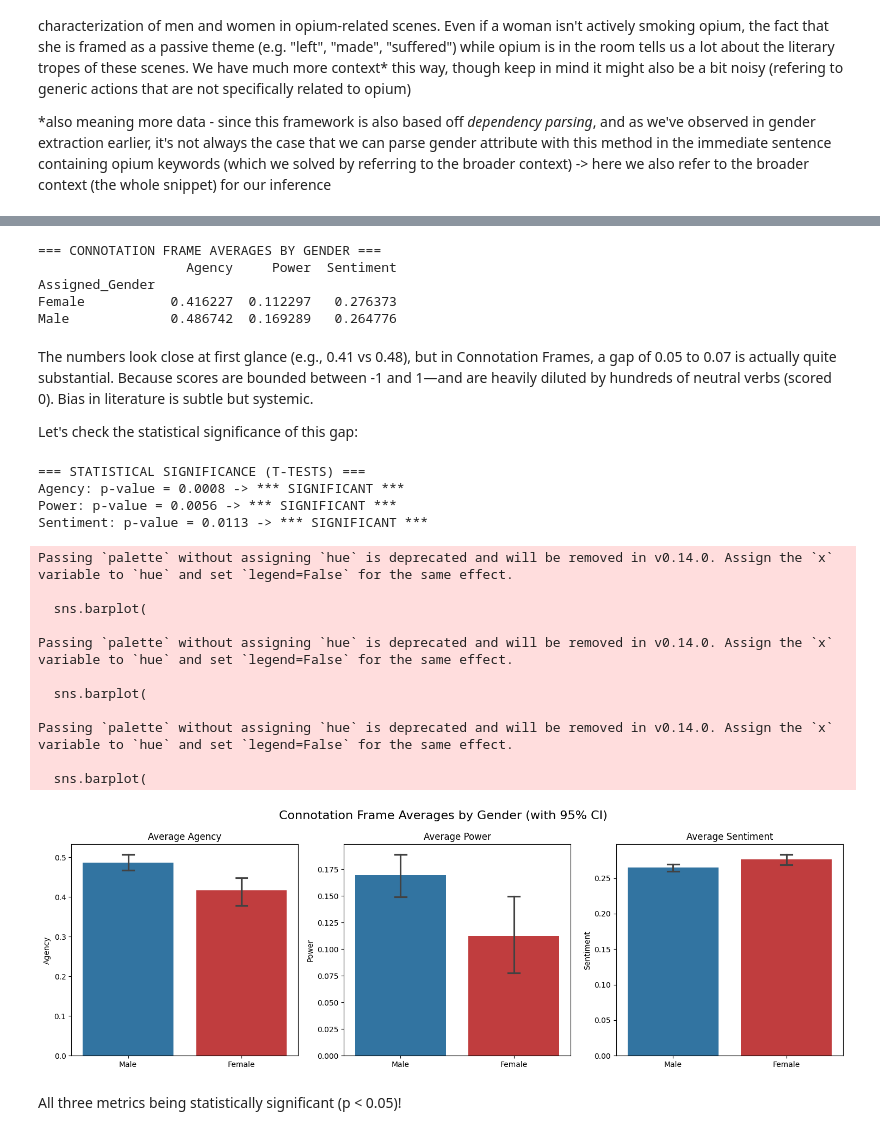
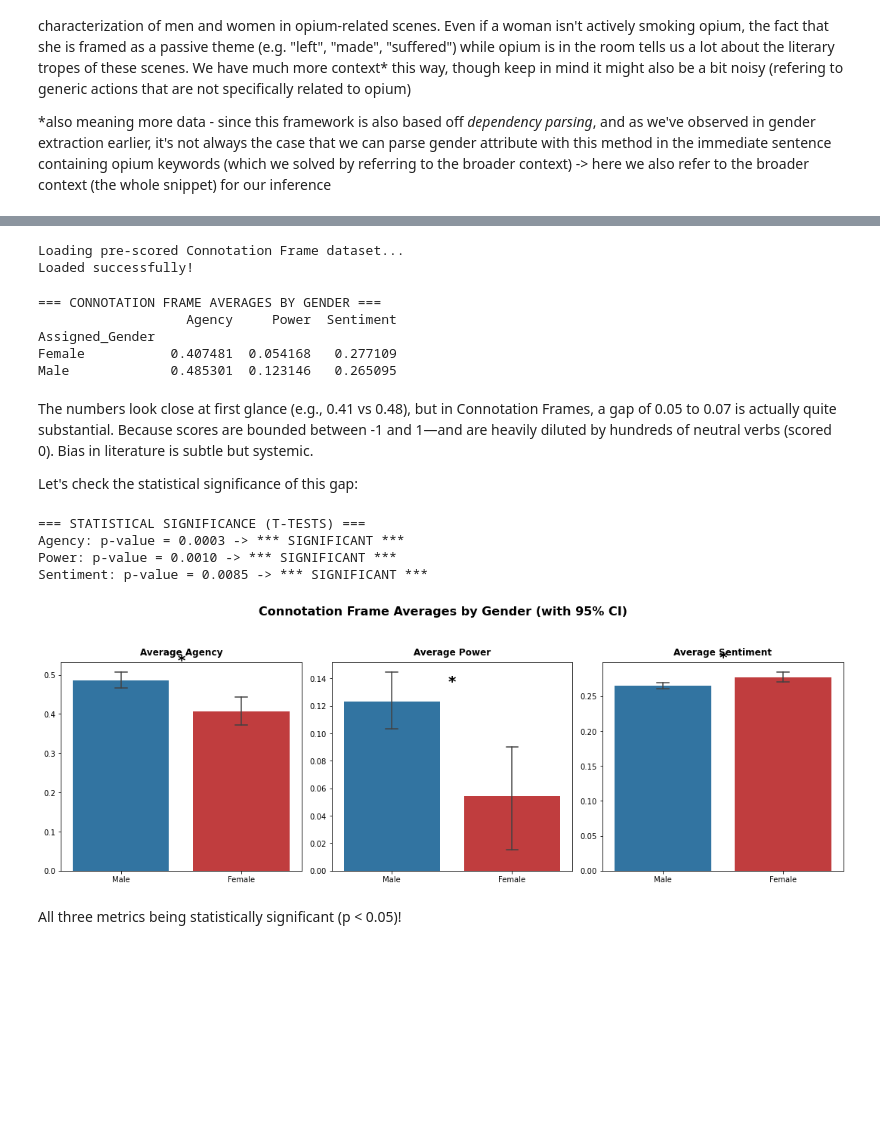
Before and after one commit to eglantine-vialaneix/opium-gutenberg, a Jupyter notebook: code/3_analysis/connotation_frame.ipynb, the cells around one changed output, grey strips where cells are left out. Drawn from its saved outputs; the diff is of its cells as text; code cells hidden in the pictures; blank space fills up the shorter version.

Commit message:
update connot frame

```diff
--- a/code/3_analysis/connotation_frame.ipynb
+++ b/code/3_analysis/connotation_frame.ipynb
@@ -191,7 +190,22 @@ Name: count, dtype: int64
 # %%
-from tqdm import tqdm
-tqdm.pandas()
-df[['Agency', 'Power', 'Sentiment']] = df.progress_apply(calculate_connotations, axis=1)
+# To keep the notebook fast and snappy, we load the pre-scored dataset directly
+import os
+scored_path = '../../data/snippets/total_snippets_scored_cf.csv'
+
+if os.path.exists(scored_path):
+    print("Loading pre-scored Connotation Frame dataset...")
+    df_scored = pd.read_csv(scored_path)
+    # Align and assign scores
+    df[['Agency', 'Power', 'Sentiment']] = df_scored[['Agency', 'Power', 'Sentiment']]
+    print("Loaded successfully!")
+else:
+    print("Pre-scored dataset not found. Computing dynamically (this may take 2-3 minutes)...")
+    from tqdm import tqdm
+    tqdm.pandas()
+    df[['Agency', 'Power', 'Sentiment']] = df.progress_apply(calculate_connotations, axis=1)
+# %% [output]
+Loading pre-scored Connotation Frame dataset...
+Loaded successfully!
 # %%
 # Filter out snippets that didn't have any CF verbs
 analysis_df = df.dropna(subset=['Agency', 'Power', 'Sentiment'], how='all')
@@ -203,8 +217,8 @@ print(analysis_df.groupby('Assigned_Gender')[['Agency', 'Power', 'Sentiment']].m
 === CONNOTATION FRAME AVERAGES BY GENDER ===
                    Agency     Power  Sentiment
 Assigned_Gender
-Female           0.416227  0.112297   0.276373
-Male             0.486742  0.169289   0.264776
+Female           0.407481  0.054168   0.277109
+Male             0.485301  0.123146   0.265095
 # %% [markdown]
 The numbers look close at first glance (e.g., 0.41 vs 0.48), but in Connotation Frames, a gap of 0.05 to 0.07 is actually quite substantial. Because scores are bounded between -1 and 1—and are heavily diluted by hundreds of neutral verbs (scored 0). Bias in literature is subtle but systemic.
 
@@ -221,54 +235,57 @@ male_data = analysis_df[analysis_df['Assigned_Gender'] == 'Male']
 print("=== STATISTICAL SIGNIFICANCE (T-TESTS) ===")
 for metric in ['Agency', 'Power', 'Sentiment']:
     # Drop NaNs for the specific metric
     f_scores = female_data[metric].dropna()
     m_scores = male_data[metric].dropna()
 
     t_stat, p_val = ttest_ind(f_scores, m_scores, equal_var=False)
 
     # Check if the difference is significant
     sig = "*** SIGNIFICANT ***" if p_val < 0.05 else "Not Significant"
     print(f"{metric}: p-value = {p_val:.4f} -> {sig}")
 
-# 2. Plotting with Confidence Intervals
+# 2. Plotting with Confidence Intervals and Significance Asterisks (*)
 fig, axes = plt.subplots(1, 3, figsize=(15, 5))
-fig.suptitle('Connotation Frame Averages by Gender (with 95% CI)', fontsize=16)
+fig.suptitle('Connotation Frame Averages by Gender (with 95% CI)', fontsize=16, fontweight='bold', y=1.05)
 
 metrics = ['Agency', 'Power', 'Sentiment']
 colors = {'Male': '#1f77b4', 'Female': '#d62728'}
 
 for i, metric in enumerate(metrics):
+    ax = axes[i]
     sns.barplot(
         data=analysis_df,
         x='Assigned_Gender',
         y=metric,
         palette=colors,
-        ax=axes[i],
-        capsize=0.1
+        ax=ax,
+        capsize=0.1,
+        errwidth=1.5
     )
-    axes[i].set_title(f'Average {metric}')
-    axes[i].set_xlabel('')
+    ax.set_title(f'Average {metric}', fontsize=12, fontweight='semibold', pad=10)
+    ax.set_xlabel('')
+    ax.set_ylabel('')
+
+    # Calculate t-test and add '*' dynamically in the center of the bar groups
+    f_scores = female_data[metric].dropna()
+    m_scores = male_data[metric].dropna()
+    if len(f_scores) > 5 and len(m_scores) > 5:
+        t_stat, p_val = ttest_ind(f_scores, m_scores, equal_var=False)
+        if p_val < 0.05:
+            y_max = max(f_scores.mean(), m_scores.mean())
+            y_lim = ax.get_ylim()
+            y_offset = (y_lim[1] - y_lim[0]) * 0.06
+            ax.text(0.5, y_max + y_offset, '*', ha='center', va='bottom', fontsize=20, fontweight='bold', color='black')
 
 plt.tight_layout()
 plt.savefig('../../data/snippets/cf_metrics_plot.png', dpi=150)
 plt.show()
 # %% [output]
 === STATISTICAL SIGNIFICANCE (T-TESTS) ===
-Agency: p-value = 0.0008 -> *** SIGNIFICANT ***
-Power: p-value = 0.0056 -> *** SIGNIFICANT ***
-Sentiment: p-value = 0.0113 -> *** SIGNIFICANT ***
+Agency: p-value = 0.0003 -> *** SIGNIFICANT ***
+Power: p-value = 0.0010 -> *** SIGNIFICANT ***
+Sentiment: p-value = 0.0085 -> *** SIGNIFICANT ***
-Passing `palette` without assigning `hue` is deprecated and will be removed in v0.14.0. Assign the `x` variable to `hue` and set `legend=False` for the same effect.
-
-  sns.barplot(
-
-Passing `palette` without assigning `hue` is deprecated and will be removed in v0.14.0. Assign the `x` variable to `hue` and set `legend=False` for the same effect.
-
-  sns.barplot(
-
-Passing `palette` without assigning `hue` is deprecated and will be removed in v0.14.0. Assign the `x` variable to `hue` and set `legend=False` for the same effect.
-
-  sns.barplot(
-[figure, old version]
+[figure, new version]
 # %% [markdown]
 All three metrics being statistically significant (p < 0.05)!
 # %% [markdown]
```
Also changed, not shown: parts of 17 cells of this notebook.
